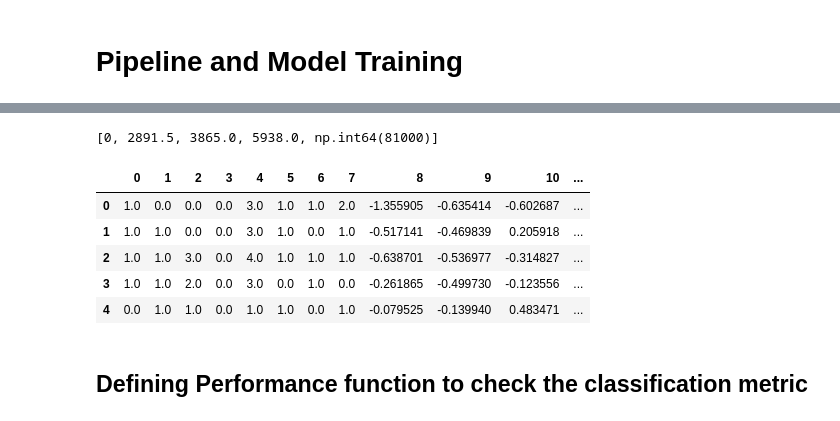
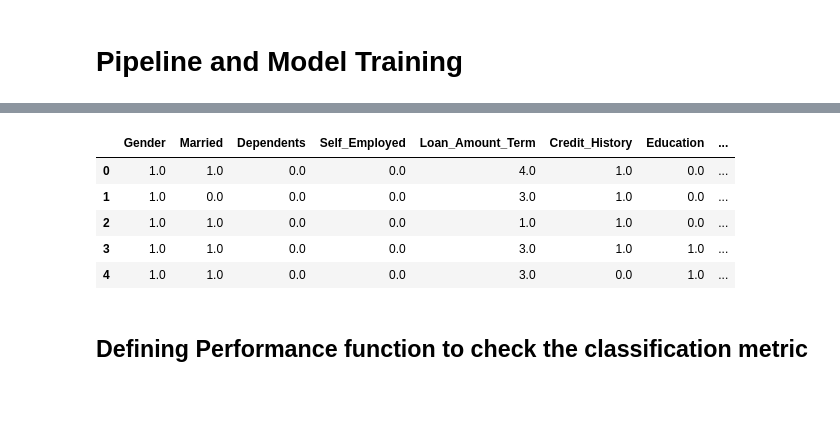
Before and after one commit to solmazkh114/LoanCreditApproval, a Jupyter notebook: LoanEligibility-EDA-ModelBuilding.ipynb, the cells around one changed output, grey strips where cells are left out. Saved outputs shown, nothing was run; the diff lists cells and outputs as text; code cells hidden in the pictures.

```diff
--- a/LoanEligibility-EDA-ModelBuilding.ipynb
+++ b/LoanEligibility-EDA-ModelBuilding.ipynb
@@ -430,4 +555,4 @@ preprocessor = ColumnTransformer(transformers=[
 # %%
 # Check preprocess pipelipeline
 #loan_term_transformer.fit_transform(X_train)
-applicant_income_transformer.fit_transform(X_train)
+#applicant_income_transformer.fit_transform(X_train)
@@ -449,3 +559,3 @@ applicant_income_transformer.fit_transform(X_train)
 # %%
-preprocessor.fit_transform(X_train).shape
+preprocessor.fit_transform(X_train)
 # %% [output]
@@ -453,17 +575,18 @@ KeyError: 'ApplicantIncome'
 # %%
 # Check Preprocess pipeline
-transformed_df = pd.DataFrame(preprocessor.fit_transform(X_train), )#columns=cat_features+cont_features)
+cont_features_binned = ["ApplicantIncomeBinning" ,"CoapplicantIncomeBinning"]
+new_feature_names = cat_features+cont_features_binned+cont_features
+transformed_df = pd.DataFrame(preprocessor.fit_transform(X_train), columns=new_feature_names)
 
 # Display the transformed DataFrame
 transformed_df.head()
 # %% [output]
-[0, 2891.5, 3865.0, 5938.0, np.int64(81000)]
-|  | 0 | 1 | 2 | 3 | 4 | 5 | 6 | 7 | 8 | 9 | 10 | ... |
-| 0 | 1.0 | 0.0 | 0.0 | 0.0 | 3.0 | 1.0 | 1.0 | 2.0 | -1.355905 | -0.635414 | -0.602687 | ... |
-| 1 | 1.0 | 1.0 | 0.0 | 0.0 | 3.0 | 1.0 | 0.0 | 1.0 | -0.517141 | -0.469839 | 0.205918 | ... |
-| 2 | 1.0 | 1.0 | 3.0 | 0.0 | 4.0 | 1.0 | 1.0 | 1.0 | -0.638701 | -0.536977 | -0.314827 | ... |
-| 3 | 1.0 | 1.0 | 2.0 | 0.0 | 3.0 | 0.0 | 1.0 | 0.0 | -0.261865 | -0.499730 | -0.123556 | ... |
-| 4 | 0.0 | 1.0 | 1.0 | 0.0 | 1.0 | 1.0 | 0.0 | 1.0 | -0.079525 | -0.139940 | 0.483471 | ... |
+|  | Gender | Married | Dependents | Self_Employed | Loan_Amount_Term | Credit_History | Education | ... |
+| 0 | 1.0 | 1.0 | 0.0 | 0.0 | 4.0 | 1.0 | 0.0 | ... |
+| 1 | 1.0 | 0.0 | 0.0 | 0.0 | 3.0 | 1.0 | 0.0 | ... |
+| 2 | 1.0 | 1.0 | 0.0 | 0.0 | 1.0 | 1.0 | 0.0 | ... |
+| 3 | 1.0 | 1.0 | 0.0 | 0.0 | 3.0 | 1.0 | 1.0 | ... |
+| 4 | 1.0 | 1.0 | 0.0 | 0.0 | 3.0 | 0.0 | 1.0 | ... |
 # %% [markdown]
 ## Defining Performance function to check the classification metric
 # %%
```
Also changed, not shown: parts of 37 cells of this notebook.
